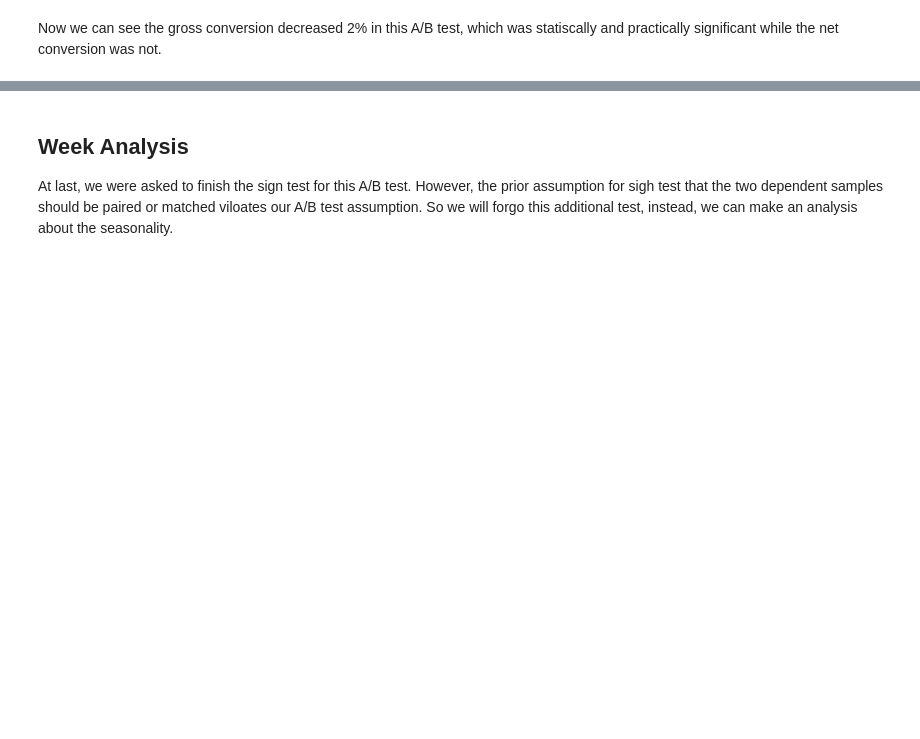
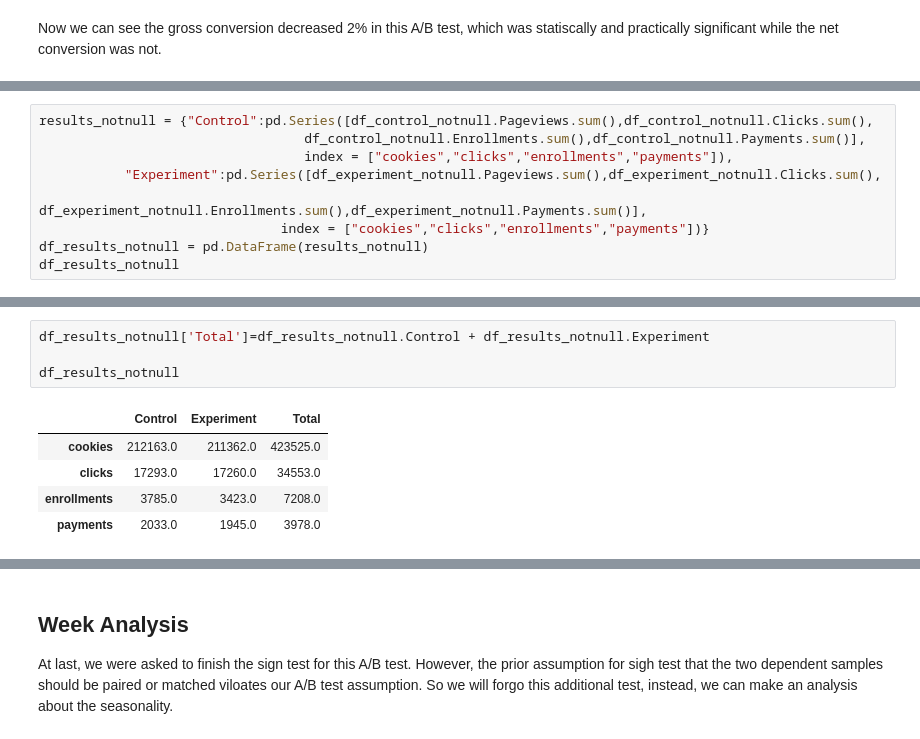
Before and after one commit to ycsilvia/Projects-portfolio, a Jupyter notebook: ABTestingUdacity/code.ipynb, the cells around one changed output, grey strips where cells are left out. Cells and saved outputs as stored; diff of their text form; blank space fills up the shorter version.

```diff
--- a/ABTestingUdacity/code.ipynb
+++ b/ABTestingUdacity/code.ipynb
@@ -564,0 +566,9 @@ Now we can see the gross conversion decreased 2% in this A/B test, which was sta
+# %%
+results_notnull = {"Control":pd.Series([df_control_notnull.Pageviews.sum(),df_control_notnull.Clicks.sum(),
+                                  df_control_notnull.Enrollments.sum(),df_control_notnull.Payments.sum()],
+                                  index = ["cookies","clicks","enrollments","payments"]),
+           "Experiment":pd.Series([df_experiment_notnull.Pageviews.sum(),df_experiment_notnull.Clicks.sum(),
+                               df_experiment_notnull.Enrollments.sum(),df_experiment_notnull.Payments.sum()],
+                               index = ["cookies","clicks","enrollments","payments"])}
+df_results_notnull = pd.DataFrame(results_notnull)
+df_results_notnull
@@ -564,0 +581,10 @@ Now we can see the gross conversion decreased 2% in this A/B test, which was sta
+# %%
+df_results_notnull['Total']=df_results_notnull.Control + df_results_notnull.Experiment
+
+df_results_notnull
+# %% [output]
+|  | Control | Experiment | Total |
+| cookies | 212163.0 | 211362.0 | 423525.0 |
+| clicks | 17293.0 | 17260.0 | 34553.0 |
+| enrollments | 3785.0 | 3423.0 | 7208.0 |
+| payments | 2033.0 | 1945.0 | 3978.0 |
```
Also changed, not shown: parts of 20 cells of this notebook.
